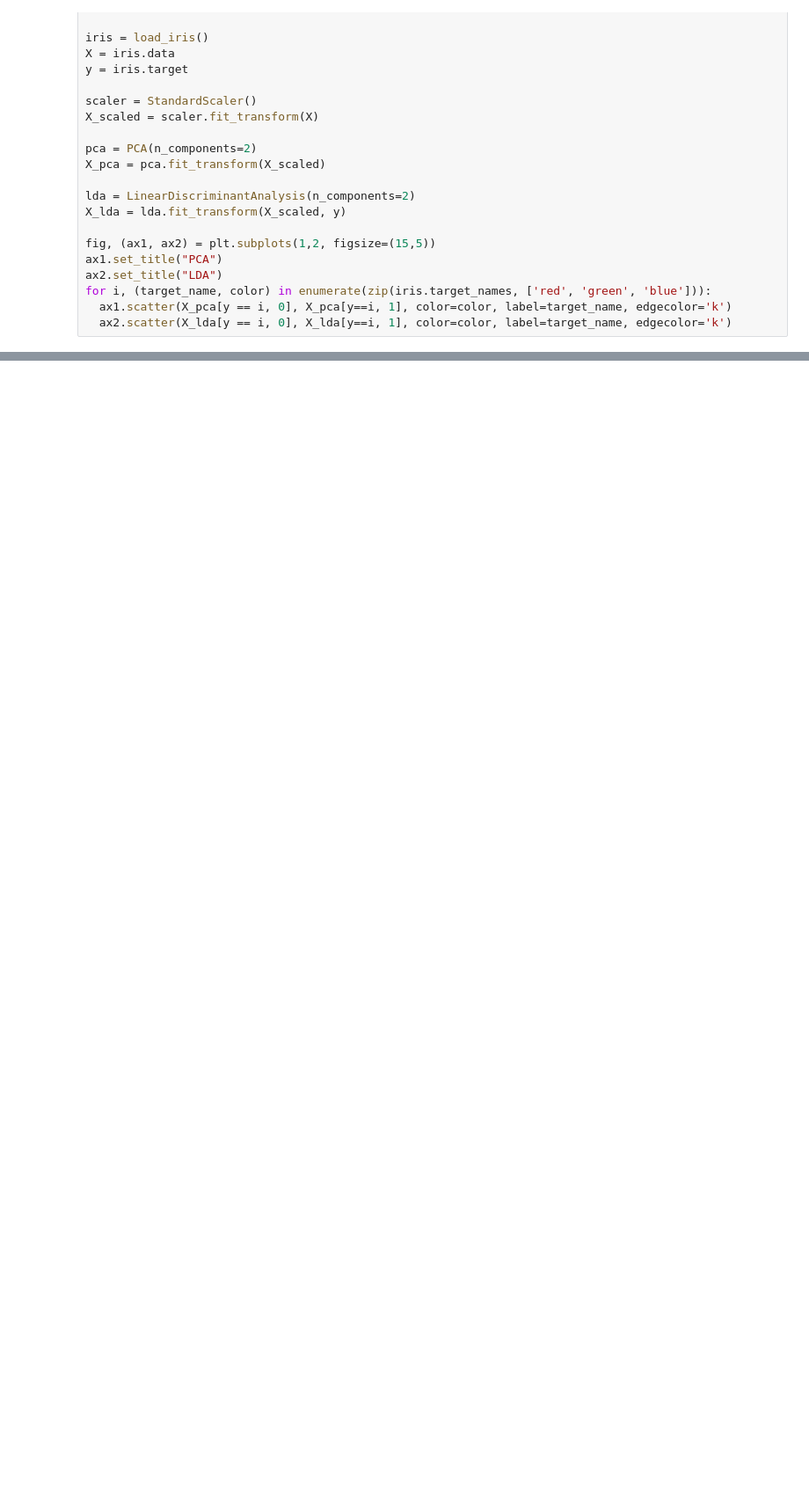
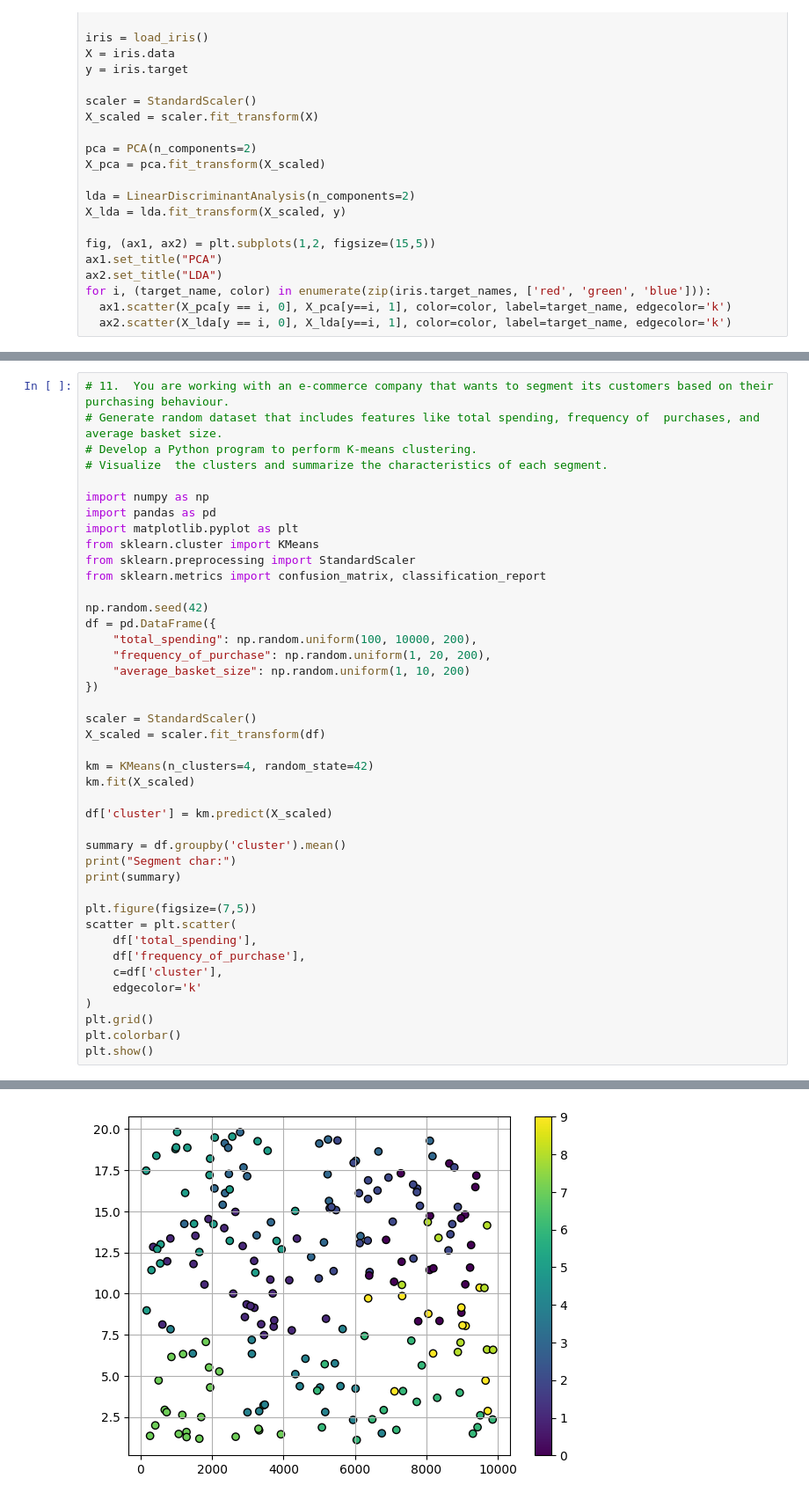
Before and after one commit to RahilMaiyani/Python-Machine-Learning, a Jupyter notebook: IPE_ML_1.ipynb, the cells around one changed output, grey strips where cells are left out. Shown at 88% size. Drawn from its saved outputs; the diff is of its cells as text; blank space fills up the shorter version.

```diff
--- a/IPE_ML_1.ipynb
+++ b/IPE_ML_1.ipynb
@@ -2311,0 +2555,43 @@ Accuracy for dim: 200: 61.00%
+# %%
+# 11.  You are working with an e-commerce company that wants to segment its customers based on their purchasing behaviour.
+# Generate random dataset that includes features like total spending, frequency of  purchases, and average basket size.
+# Develop a Python program to perform K-means clustering.
+# Visualize  the clusters and summarize the characteristics of each segment.
+
+import numpy as np
+import pandas as pd
+import matplotlib.pyplot as plt
+from sklearn.cluster import KMeans
+from sklearn.preprocessing import StandardScaler
+from sklearn.metrics import confusion_matrix, classification_report
+
+np.random.seed(42)
+df = pd.DataFrame({
+    "total_spending": np.random.uniform(100, 10000, 200),
+    "frequency_of_purchase": np.random.uniform(1, 20, 200),
+    "average_basket_size": np.random.uniform(1, 10, 200)
+})
+
+scaler = StandardScaler()
+X_scaled = scaler.fit_transform(df)
+
+km = KMeans(n_clusters=4, random_state=42)
+km.fit(X_scaled)
+
+df['cluster'] = km.predict(X_scaled)
+
+summary = df.groupby('cluster').mean()
+print("Segment char:")
+print(summary)
+
+plt.figure(figsize=(7,5))
+scatter = plt.scatter(
+    df['total_spending'],
+    df['frequency_of_purchase'],
+    c=df['cluster'],
+    edgecolor='k'
+)
+plt.grid()
+plt.colorbar()
+plt.show()
+# %% [output]
@@ -2312 +2611,2 @@ Accuracy for dim: 200: 61.00%
+[figure, added]
 # %%
```
Also changed, not shown: parts of 19 cells of this notebook, 1 other file.
